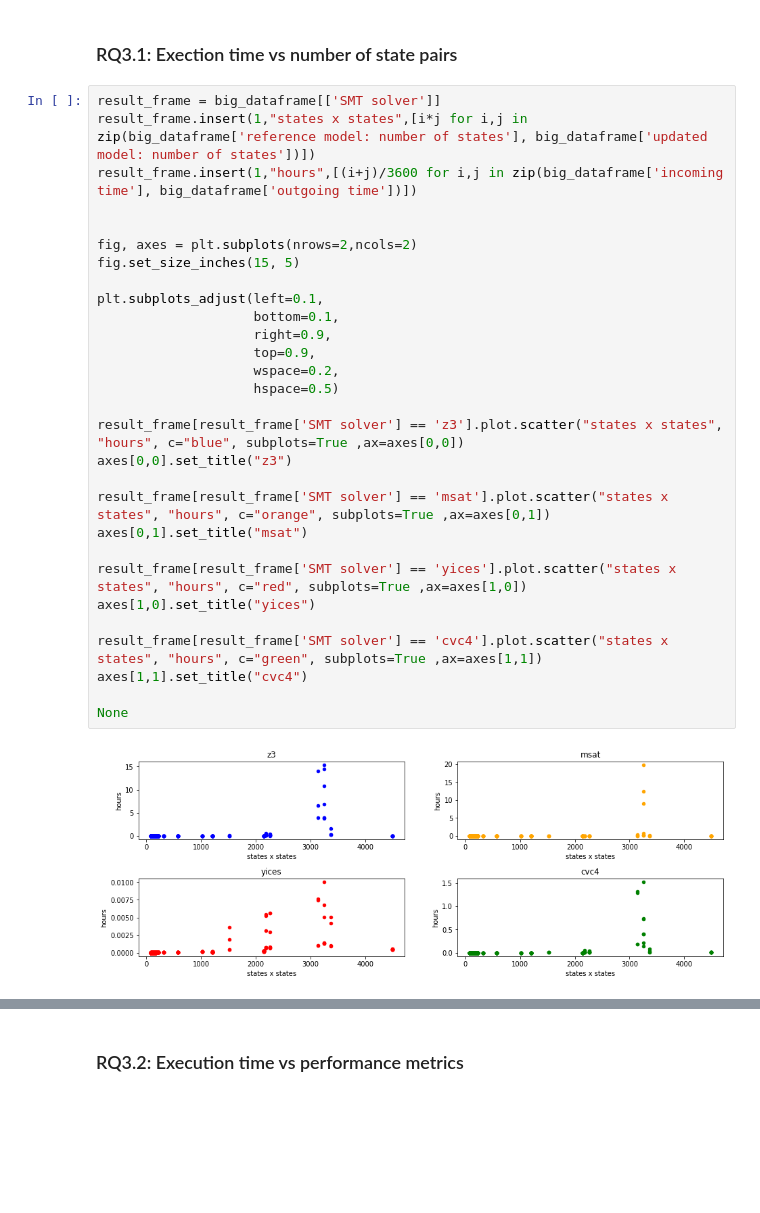
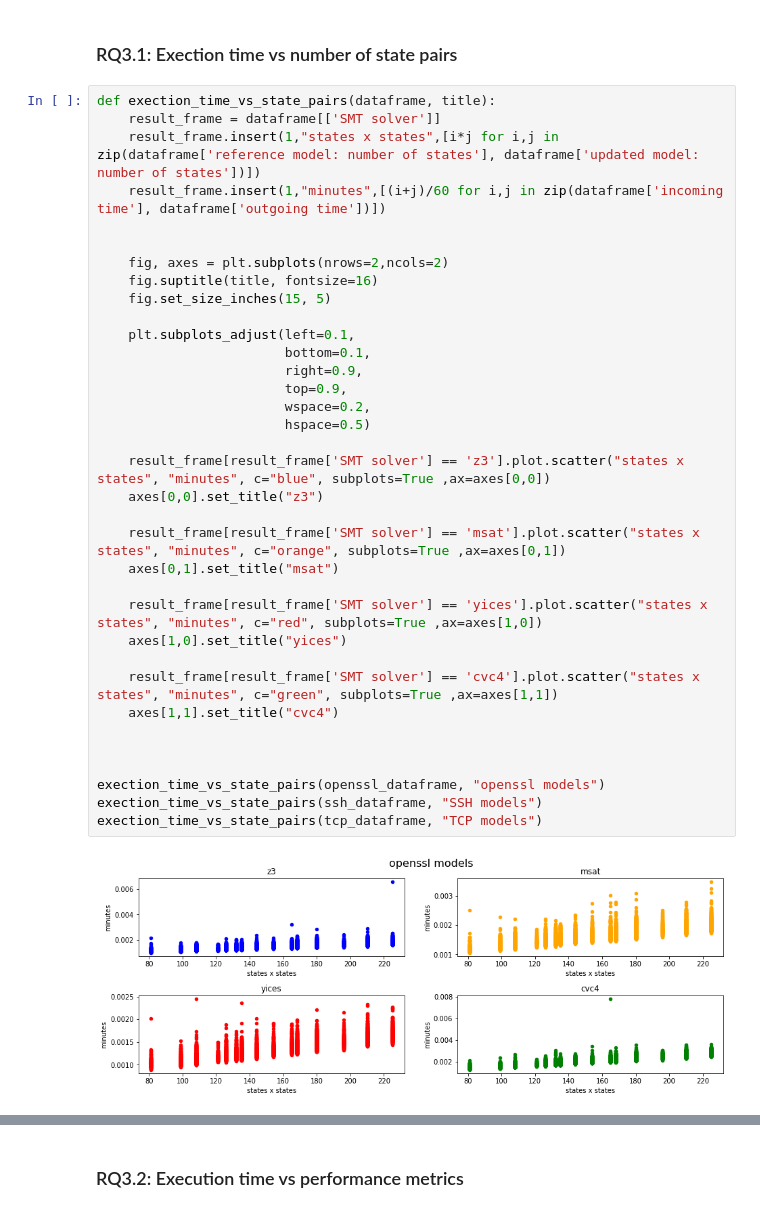
Before and after one commit to GianniM123/ResearchInternship, a Jupyter notebook: statistics/statistics.ipynb, the cells around one changed output, grey strips where cells are left out. Drawn from its saved outputs; the diff is of its cells as text; blank space fills up the shorter version.

```diff
--- a/statistics/statistics.ipynb
+++ b/statistics/statistics.ipynb
@@ -123,33 +147,39 @@ WilcoxonResult(statistic=3.0, pvalue=1.6444460440384837e-46)
 # %% [markdown]
 ### RQ3.1: Exection time vs number of state pairs
 # %%
-result_frame = big_dataframe[['SMT solver']]
-result_frame.insert(1,"states x states",[i*j for i,j in zip(big_dataframe['reference model: number of states'], big_dataframe['updated model: number of states'])])
-result_frame.insert(1,"hours",[(i+j)/3600 for i,j in zip(big_dataframe['incoming time'], big_dataframe['outgoing time'])])
+def exection_time_vs_state_pairs(dataframe, title):
+    result_frame = dataframe[['SMT solver']]
+    result_frame.insert(1,"states x states",[i*j for i,j in zip(dataframe['reference model: number of states'], dataframe['updated model: number of states'])])
+    result_frame.insert(1,"minutes",[(i+j)/60 for i,j in zip(dataframe['incoming time'], dataframe['outgoing time'])])
 
 
-fig, axes = plt.subplots(nrows=2,ncols=2)
-fig.set_size_inches(15, 5)
+    fig, axes = plt.subplots(nrows=2,ncols=2)
+    fig.suptitle(title, fontsize=16)
+    fig.set_size_inches(15, 5)
 
-plt.subplots_adjust(left=0.1,
-                    bottom=0.1,
-                    right=0.9,
-                    top=0.9,
-                    wspace=0.2,
-                    hspace=0.5)
+    plt.subplots_adjust(left=0.1,
+                        bottom=0.1,
+                        right=0.9,
+                        top=0.9,
+                        wspace=0.2,
+                        hspace=0.5)
 
-result_frame[result_frame['SMT solver'] == 'z3'].plot.scatter("states x states", "hours", c="blue", subplots=True ,ax=axes[0,0])
-axes[0,0].set_title("z3")
+    result_frame[result_frame['SMT solver'] == 'z3'].plot.scatter("states x states", "minutes", c="blue", subplots=True ,ax=axes[0,0])
+    axes[0,0].set_title("z3")
 
-result_frame[result_frame['SMT solver'] == 'msat'].plot.scatter("states x states", "hours", c="orange", subplots=True ,ax=axes[0,1])
-axes[0,1].set_title("msat")
+    result_frame[result_frame['SMT solver'] == 'msat'].plot.scatter("states x states", "minutes", c="orange", subplots=True ,ax=axes[0,1])
+    axes[0,1].set_title("msat")
 
-result_frame[result_frame['SMT solver'] == 'yices'].plot.scatter("states x states", "hours", c="red", subplots=True ,ax=axes[1,0])
-axes[1,0].set_title("yices")
+    result_frame[result_frame['SMT solver'] == 'yices'].plot.scatter("states x states", "minutes", c="red", subplots=True ,ax=axes[1,0])
+    axes[1,0].set_title("yices")
 
-result_frame[result_frame['SMT solver'] == 'cvc4'].plot.scatter("states x states", "hours", c="green", subplots=True ,ax=axes[1,1])
-axes[1,1].set_title("cvc4")
+    result_frame[result_frame['SMT solver'] == 'cvc4'].plot.scatter("states x states", "minutes", c="green", subplots=True ,ax=axes[1,1])
+    axes[1,1].set_title("cvc4")
 
-None
+
+
+exection_time_vs_state_pairs(openssl_dataframe, "openssl models")
+exection_time_vs_state_pairs(ssh_dataframe, "SSH models")
+exection_time_vs_state_pairs(tcp_dataframe, "TCP models")
 # %% [output]
-[figure, old version]
+[figure, new version]
```
Also changed, not shown: parts of 4 cells of this notebook, 1 other file.
